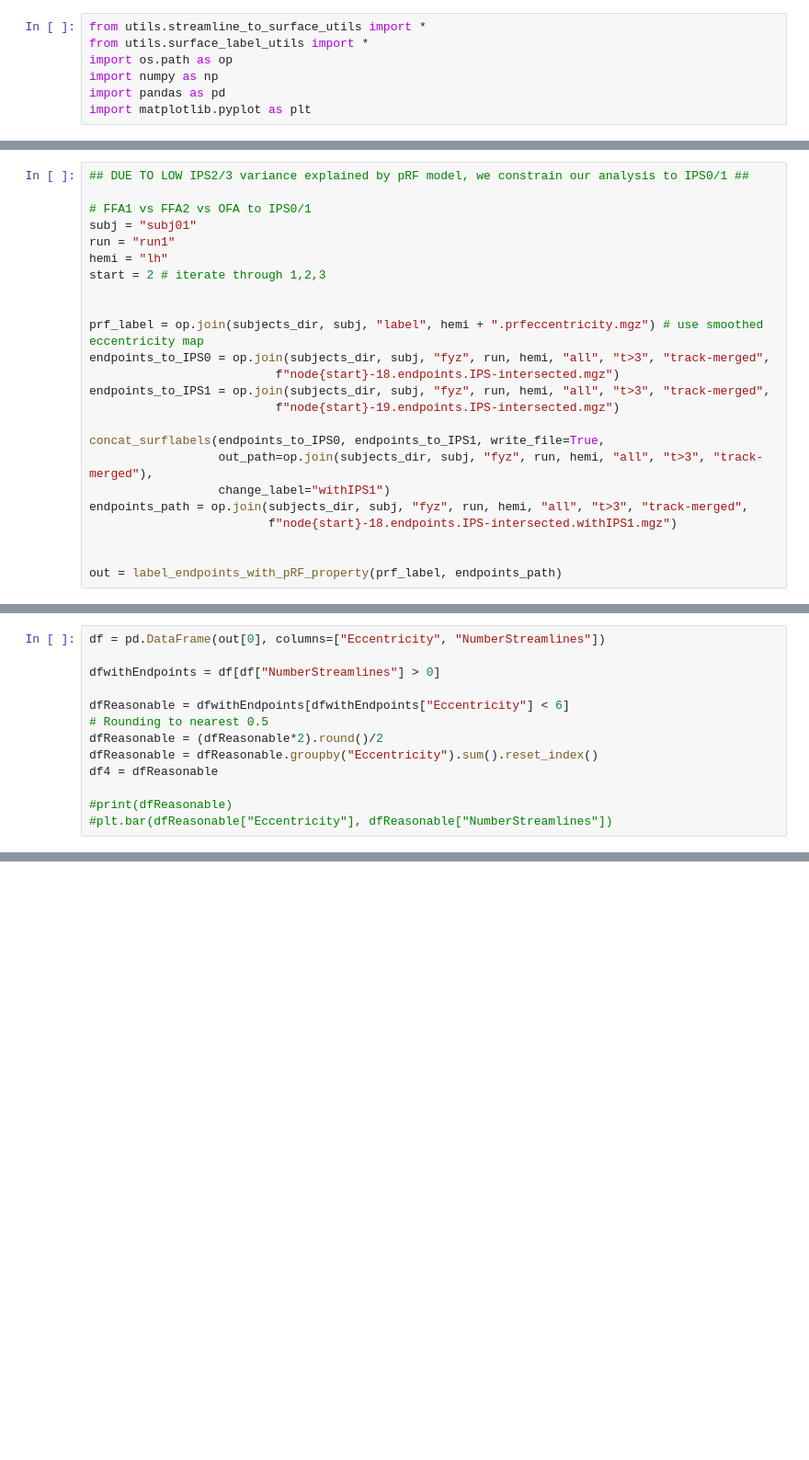
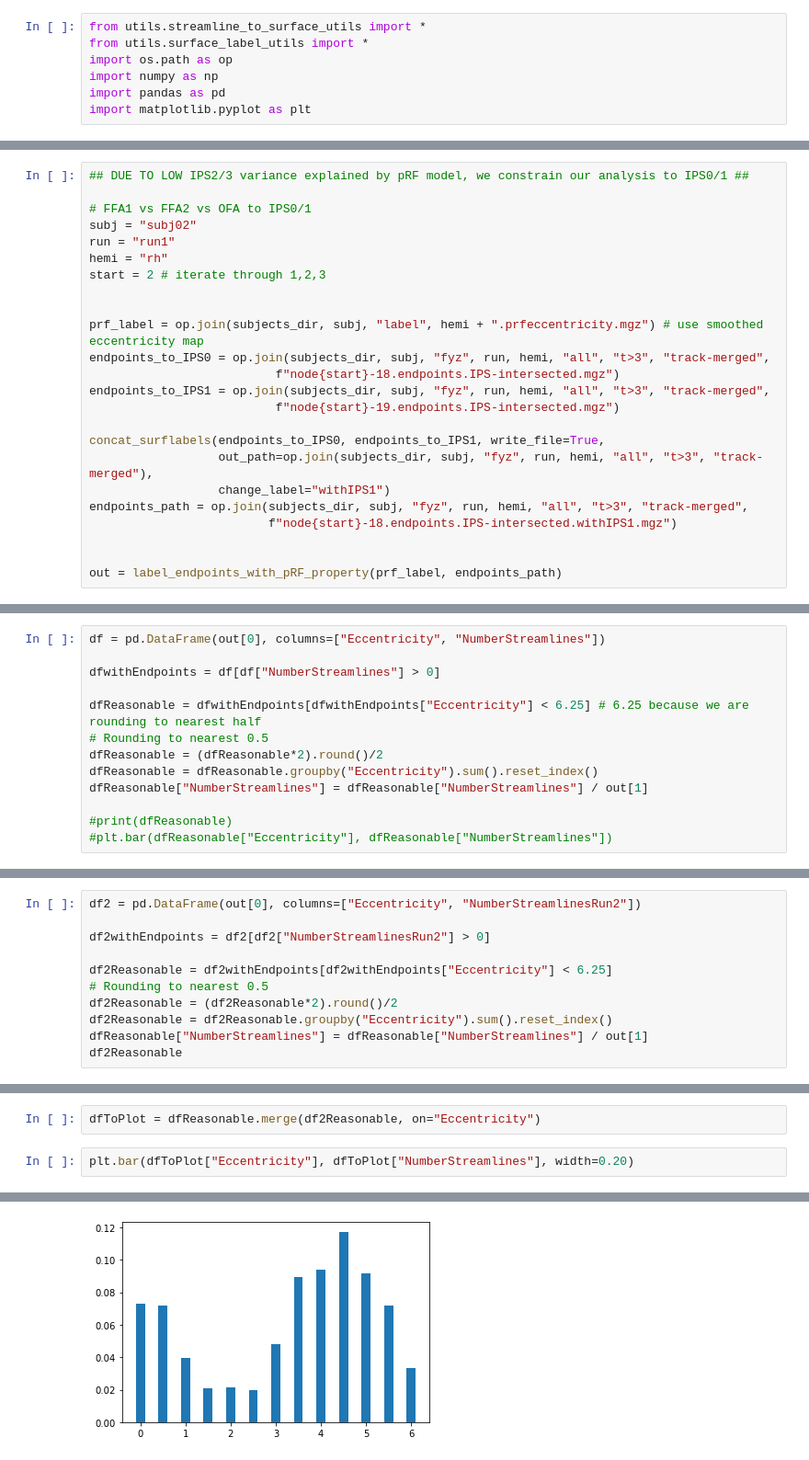
Before and after one commit to fyzeen/IPS-VTC-fWMT, a Jupyter notebook: code/07_EccentricityAnalyses.ipynb, the cells around one changed output, grey strips where cells are left out. Shown at 92% size. Cells and saved outputs as stored; diff of their text form; blank space fills up the shorter version.

```diff
--- a/code/07_EccentricityAnalyses.ipynb
+++ b/code/07_EccentricityAnalyses.ipynb
@@ -56,9 +138,9 @@ for subj in subjects_list:
 ## DUE TO LOW IPS2/3 variance explained by pRF model, we constrain our analysis to IPS0/1 ##
 
 # FFA1 vs FFA2 vs OFA to IPS0/1
-subj = "subj01"
+subj = "subj02"
 run = "run1"
-hemi = "lh"
+hemi = "rh"
 start = 2 # iterate through 1,2,3
 
 
@@ -83,11 +165,11 @@ df = pd.DataFrame(out[0], columns=["Eccentricity", "NumberStreamlines"])
 
 dfwithEndpoints = df[df["NumberStreamlines"] > 0]
 
-dfReasonable = dfwithEndpoints[dfwithEndpoints["Eccentricity"] < 6]
+dfReasonable = dfwithEndpoints[dfwithEndpoints["Eccentricity"] < 6.25] # 6.25 because we are rounding to nearest half
 # Rounding to nearest 0.5
 dfReasonable = (dfReasonable*2).round()/2
 dfReasonable = dfReasonable.groupby("Eccentricity").sum().reset_index()
-df4 = dfReasonable
+dfReasonable["NumberStreamlines"] = dfReasonable["NumberStreamlines"] / out[1]
 
 #print(dfReasonable)
 #plt.bar(dfReasonable["Eccentricity"], dfReasonable["NumberStreamlines"])
@@ -101,0 +176,11 @@ plt.bar(concat["Eccentricity"], concat["NumberStreamlines"])
+# %%
+df2 = pd.DataFrame(out[0], columns=["Eccentricity", "NumberStreamlinesRun2"])
+
+df2withEndpoints = df2[df2["NumberStreamlinesRun2"] > 0]
+
+df2Reasonable = df2withEndpoints[df2withEndpoints["Eccentricity"] < 6.25]
+# Rounding to nearest 0.5
+df2Reasonable = (df2Reasonable*2).round()/2
+df2Reasonable = df2Reasonable.groupby("Eccentricity").sum().reset_index()
+dfReasonable["NumberStreamlines"] = dfReasonable["NumberStreamlines"] / out[1]
+df2Reasonable
@@ -101,0 +202,5 @@ plt.bar(concat["Eccentricity"], concat["NumberStreamlines"])
+# %%
+dfToPlot = dfReasonable.merge(df2Reasonable, on="Eccentricity")
+# %%
+plt.bar(dfToPlot["Eccentricity"], dfToPlot["NumberStreamlines"], width=0.20)
+# %% [output]
@@ -101,0 +208 @@ plt.bar(concat["Eccentricity"], concat["NumberStreamlines"])
+[figure, added]
```
Also changed, not shown: parts of 11 cells of this notebook.
